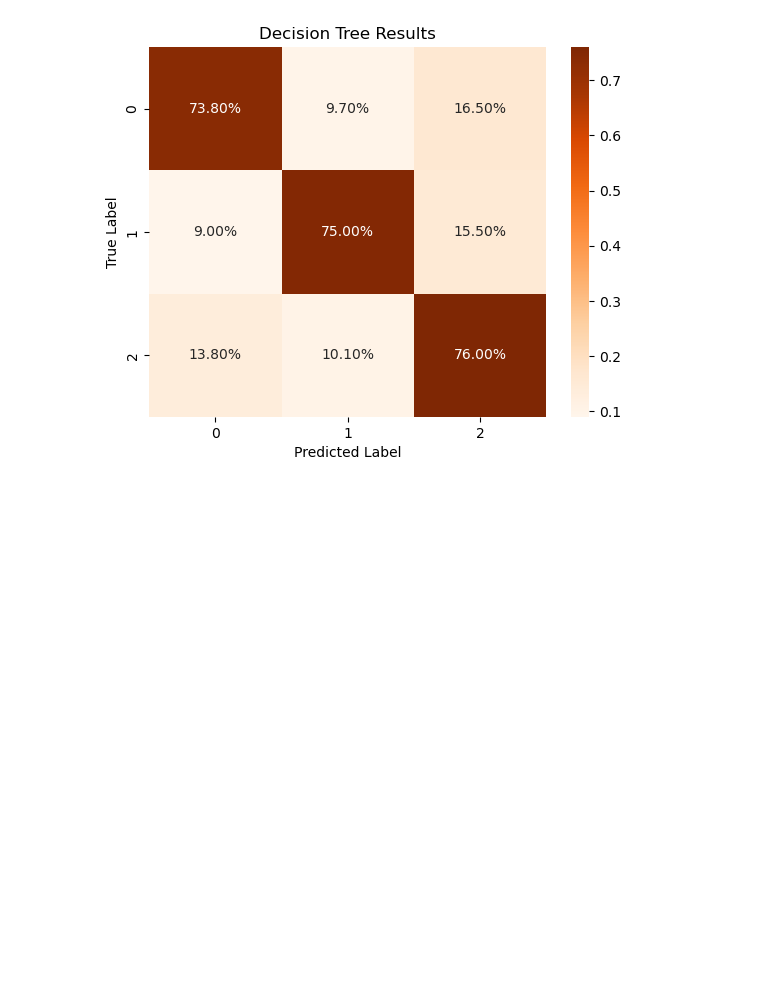
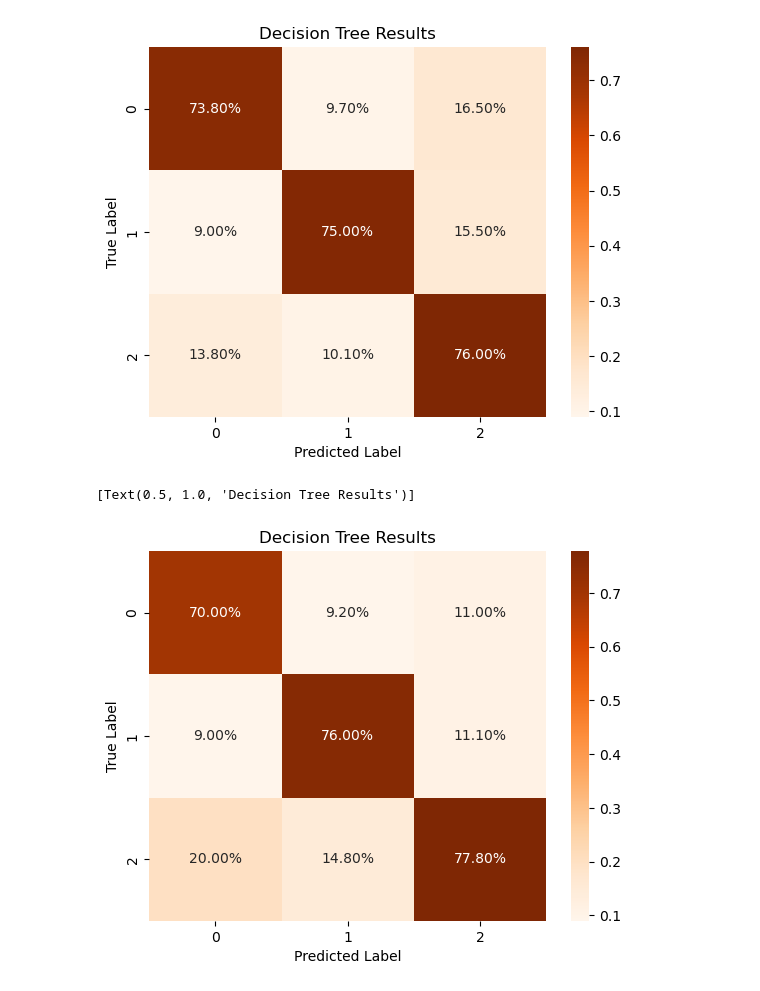
Before and after one commit to Brandon-Meyer0/VideogameTweets, a Jupyter notebook: EDA.ipynb, the cells around one changed output. Cells and saved outputs as stored; diff of their text form; code cells hidden in the pictures; blank space fills up the shorter version.

```diff
--- a/EDA.ipynb
+++ b/EDA.ipynb
@@ -579,3 +610,20 @@ b.set(title='Decision Tree Results')
 # %% [output]
 [Text(0.5, 1.0, 'Decision Tree Results')]
 [figure]
+# %%
+# cnf6= [[3039, 400 , 680],
+#  [ 413, 3289 , 678],
+#  [ 872, 639 , 4790]]
+
+cnf10= [[0.7, 0.092 , 0.11],
+ [ 0.09, 0.76 , 0.111],
+ [ 0.2, 0.148 , 0.778]]
+# %%
+d= sns.heatmap(cnf10, annot=True,
+            fmt='0.2%', cmap='Oranges')
+d.set_xlabel('Predicted Label', fontsize=10)
+d.set_ylabel('True Label', fontsize=10)
+d.set(title='Decision Tree Results')
+# %% [output]
+[Text(0.5, 1.0, 'Decision Tree Results')]
+[figure, added]
```
Also changed, not shown: parts of 5 cells of this notebook.
